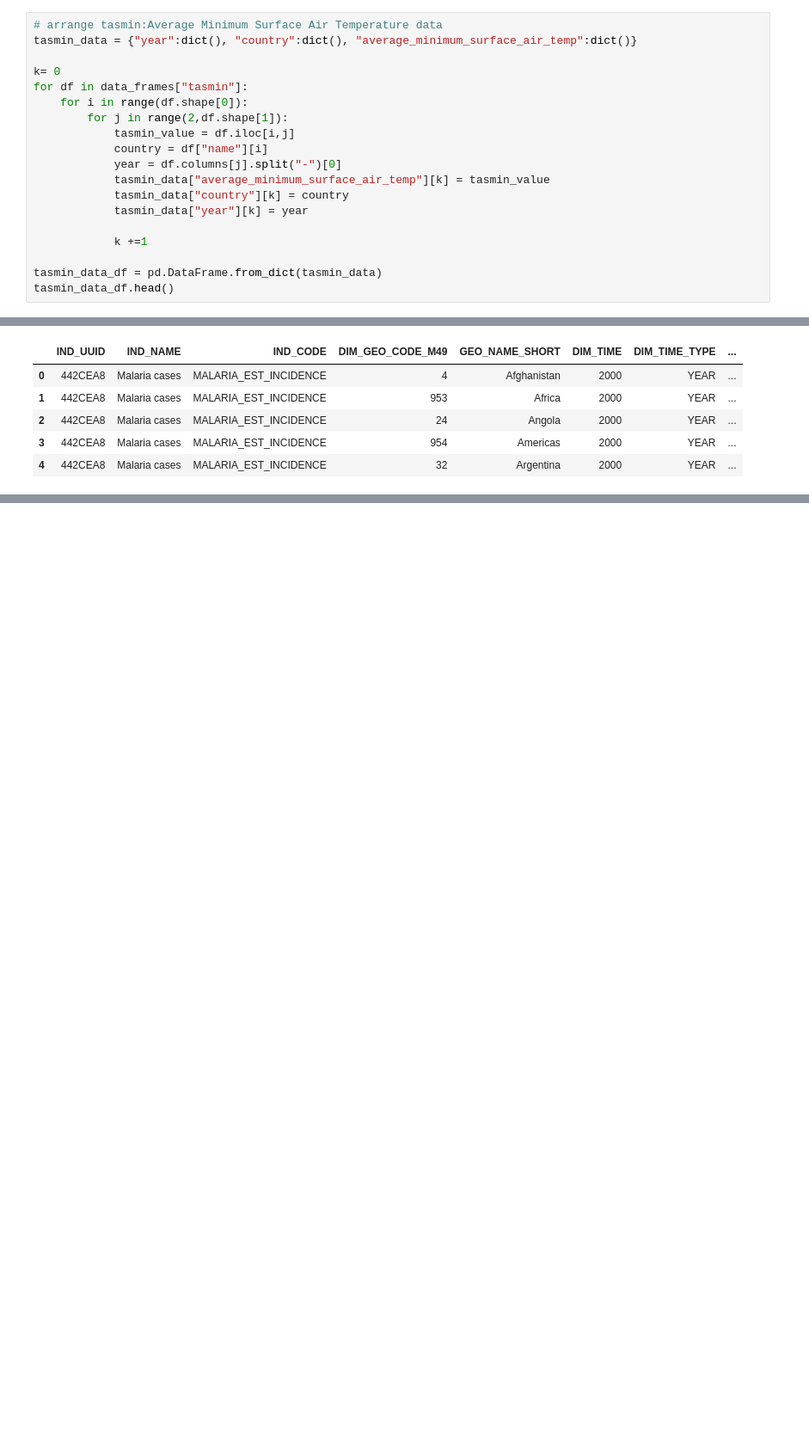
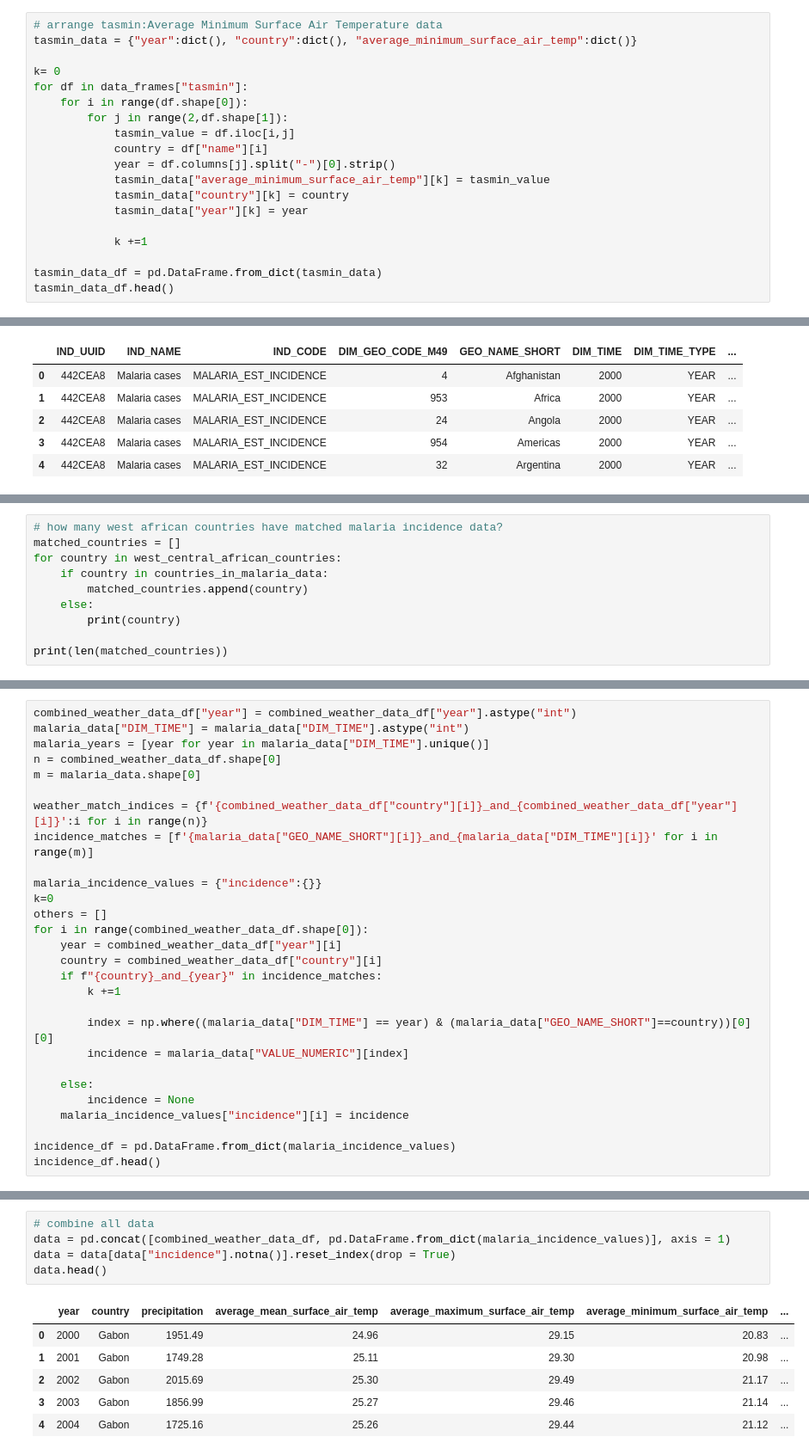
Before and after one commit to CyrilleMesue/malaria-incidence-prediction, a Jupyter notebook: Data Processing.ipynb, the cells around one changed output, grey strips where cells are left out. Shown at 86% size. Drawn from its saved outputs; the diff is of its cells as text; blank space fills up the shorter version.

Commit message:
completed data preprocessing and obtained observations of malaria incidence

```diff
--- a/Data Processing.ipynb
+++ b/Data Processing.ipynb
@@ -132,7 +132,7 @@ for df in data_frames["tasmin"]:
         for j in range(2,df.shape[1]):
             tasmin_value = df.iloc[i,j]
             country = df["name"][i]
-            year = df.columns[j].split("-")[0]
+            year = df.columns[j].split("-")[0].strip()
             tasmin_data["average_minimum_surface_air_temp"][k] = tasmin_value
             tasmin_data["country"][k] = country
             tasmin_data["year"][k] = year
@@ -223,0 +230,10 @@ malaria_data.head()
+# %%
+# how many west african countries have matched malaria incidence data?
+matched_countries = []
+for country in west_central_african_countries:
+    if country in countries_in_malaria_data:
+        matched_countries.append(country)
+    else:
+        print(country)
+
+print(len(matched_countries))
@@ -223,0 +247,28 @@ malaria_data.head()
+# %%
+combined_weather_data_df["year"] = combined_weather_data_df["year"].astype("int")
+malaria_data["DIM_TIME"] = malaria_data["DIM_TIME"].astype("int")
+malaria_years = [year for year in malaria_data["DIM_TIME"].unique()]
+n = combined_weather_data_df.shape[0]
+m = malaria_data.shape[0]
+
+weather_match_indices = {f'{combined_weather_data_df["country"][i]}_and_{combined_weather_data_df["year"][i]}':i for i in range(n)}
+incidence_matches = [f'{malaria_data["GEO_NAME_SHORT"][i]}_and_{malaria_data["DIM_TIME"][i]}' for i in range(m)]
+
+malaria_incidence_values = {"incidence":{}}
+k=0
+others = []
+for i in range(combined_weather_data_df.shape[0]):
+    year = combined_weather_data_df["year"][i]
+    country = combined_weather_data_df["country"][i]
+    if f"{country}_and_{year}" in incidence_matches:
+        k +=1
+
+        index = np.where((malaria_data["DIM_TIME"] == year) & (malaria_data["GEO_NAME_SHORT"]==country))[0][0]
+        incidence = malaria_data["VALUE_NUMERIC"][index]
+
+    else:
+        incidence = None
+    malaria_incidence_values["incidence"][i] = incidence
+
+incidence_df = pd.DataFrame.from_dict(malaria_incidence_values)
+incidence_df.head()
@@ -223,0 +282,12 @@ malaria_data.head()
+# %%
+# combine all data
+data = pd.concat([combined_weather_data_df, pd.DataFrame.from_dict(malaria_incidence_values)], axis = 1)
+data = data[data["incidence"].notna()].reset_index(drop = True)
+data.head()
+# %% [output]
+|  | year | country | precipitation | average_mean_surface_air_temp | average_maximum_surface_air_temp | average_minimum_surface_air_temp | ... |
+| 0 | 2000 | Gabon | 1951.49 | 24.96 | 29.15 | 20.83 | ... |
+| 1 | 2001 | Gabon | 1749.28 | 25.11 | 29.30 | 20.98 | ... |
+| 2 | 2002 | Gabon | 2015.69 | 25.30 | 29.49 | 21.17 | ... |
+| 3 | 2003 | Gabon | 1856.99 | 25.27 | 29.46 | 21.14 | ... |
+| 4 | 2004 | Gabon | 1725.16 | 25.26 | 29.44 | 21.12 | ... |
```
Also changed, not shown: parts of 11 cells of this notebook, 1 other file.
